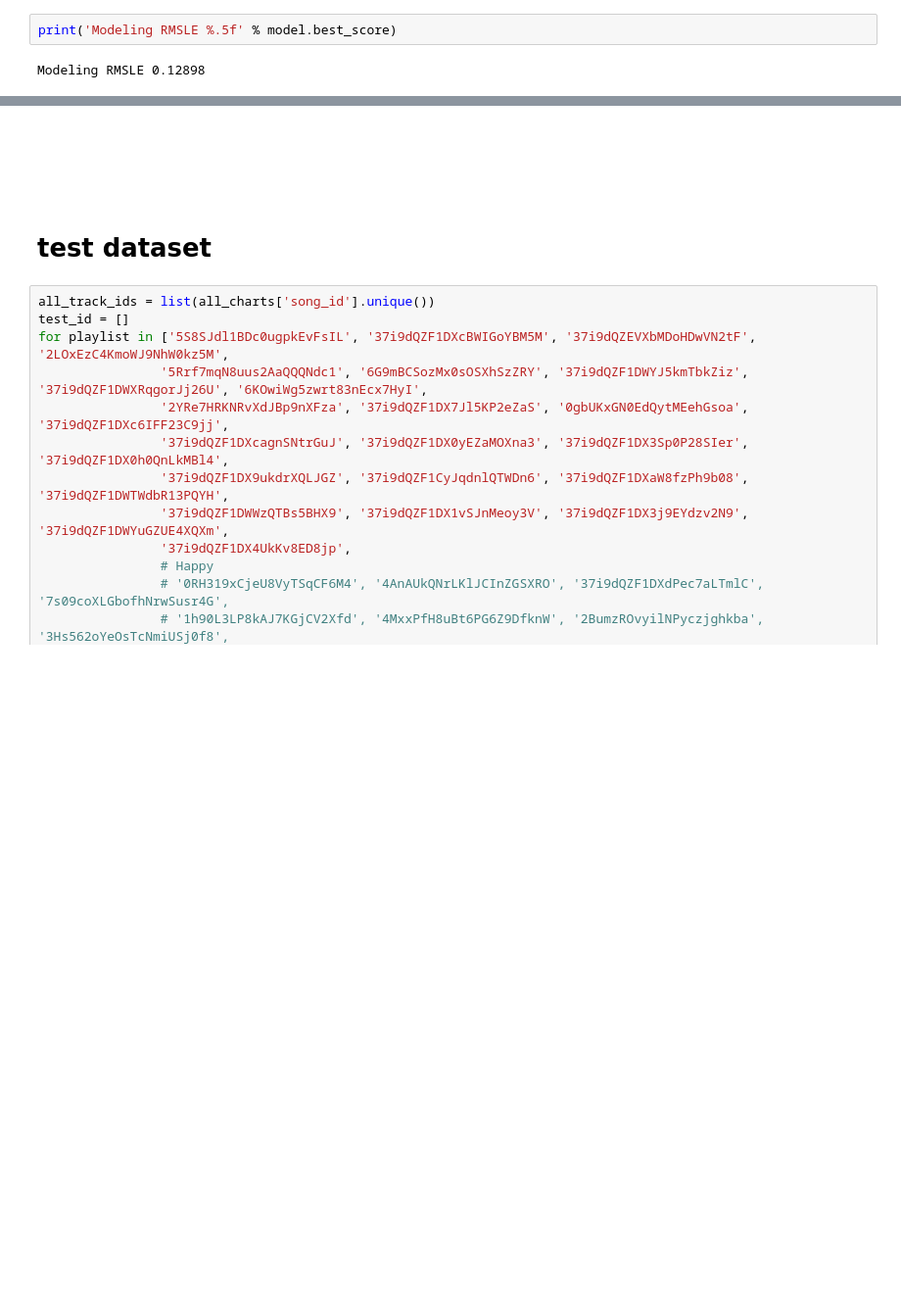
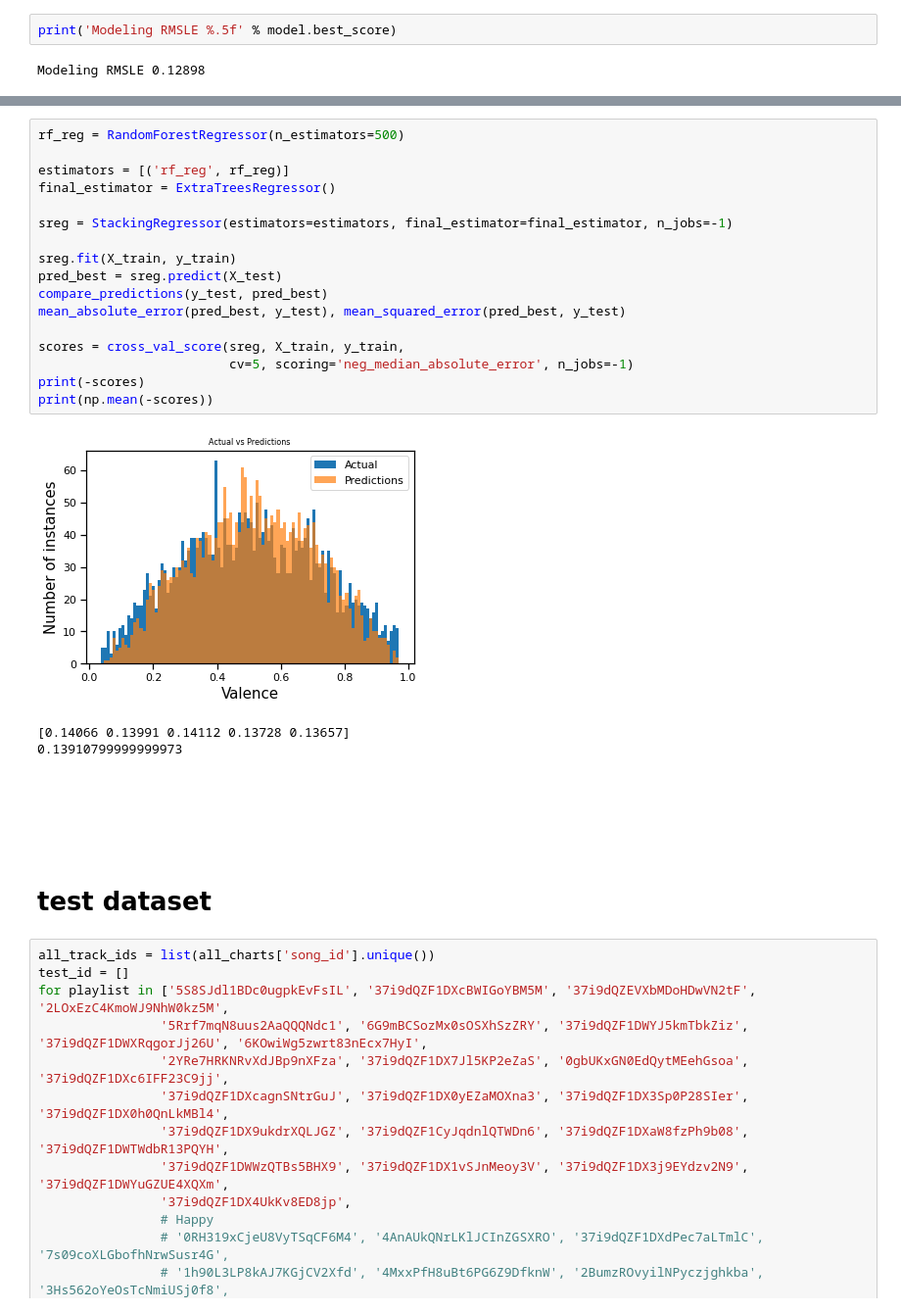
Before and after one commit to geo-chalk/spotify_valence, a Jupyter notebook: spotify_valence.ipynb, the cells around one changed output, grey strips where cells are left out. Shown at 98% size. Cells and saved outputs as stored; diff of their text form; blank space fills up the shorter version.

```diff
--- a/spotify_valence.ipynb
+++ b/spotify_valence.ipynb
@@ -1453,3 +1473,24 @@ print(np.mean(-scores))
+# %%
+rf_reg = RandomForestRegressor(n_estimators=500)
+
+estimators = [('rf_reg', rf_reg)]
+final_estimator = ExtraTreesRegressor()
+
+sreg = StackingRegressor(estimators=estimators, final_estimator=final_estimator, n_jobs=-1)
+
+sreg.fit(X_train, y_train)
+pred_best = sreg.predict(X_test)
+compare_predictions(y_test, pred_best)
+mean_absolute_error(pred_best, y_test), mean_squared_error(pred_best, y_test)
+
+scores = cross_val_score(sreg, X_train, y_train,
+                         cv=5, scoring='neg_median_absolute_error', n_jobs=-1)
+print(-scores)
+print(np.mean(-scores))
+# %% [output]
+[figure, added]
+[0.14066 0.13991 0.14112 0.13728 0.13657]
+0.13910799999999973
 # %% [markdown]
 <br><br><br><br>
 # test dataset
```
Also changed, not shown: parts of 22 cells of this notebook.
